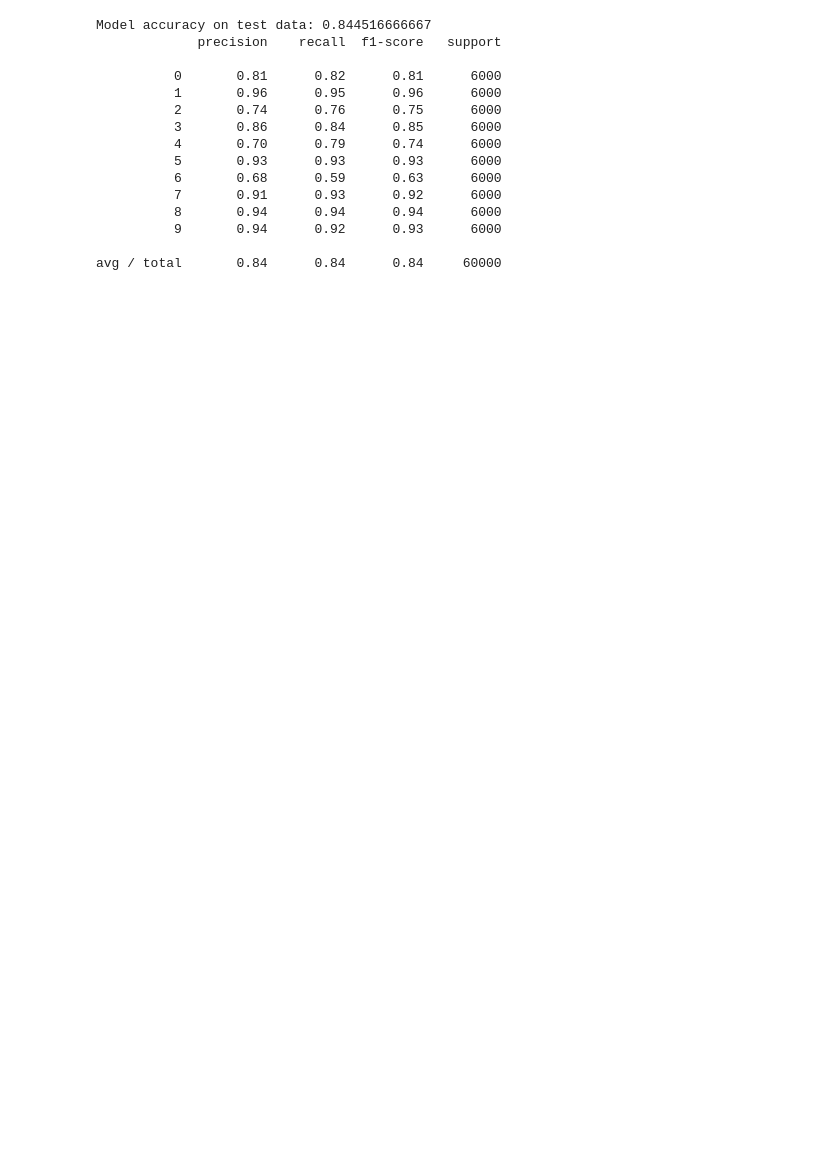
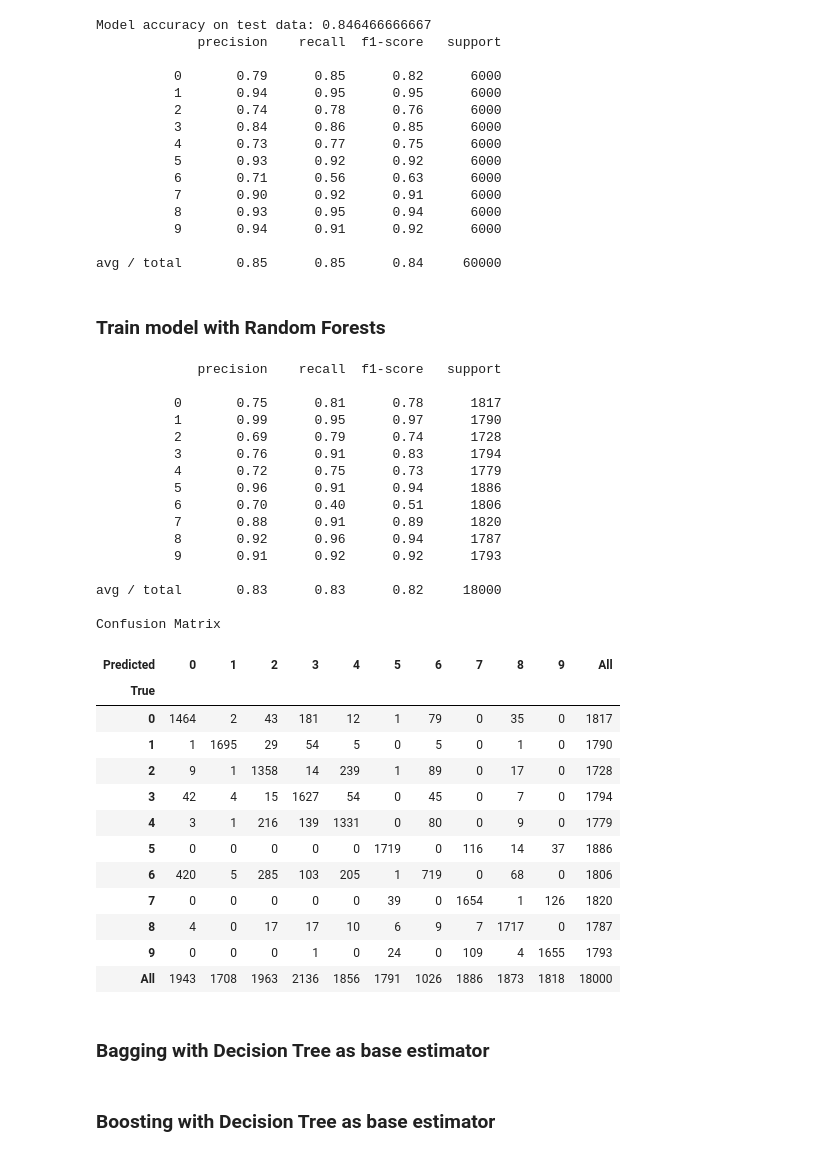
Before and after one commit to bhaveshkr/MNIST-Fashion-Classification, a Jupyter notebook: MNIST Fashion classification.ipynb, the cells around one changed output. Drawn from its saved outputs; the diff is of its cells as text; code cells hidden in the pictures; blank space fills up the shorter version.

Commit message:
Implemented ensemble of Random Forest, Bagging & Boosting classifier

```diff
--- a/MNIST Fashion classification.ipynb
+++ b/MNIST Fashion classification.ipynb
@@ -10,10 +15,10 @@ from sklearn import metrics
 # %%
 data_frame = pd.read_csv("fashion-mnist_train.csv")
 data_matrix = data_frame.as_matrix()
-x_train = data_matrix[:,1:]
+X_train = data_matrix[:,1:]
 y_train = data_matrix[:,0]
 #class_names = set(y_train)
-X_train, X_valid, y_train, y_valid = train_test_split(x_train, y_train, test_size=0.3)
+X_train, X_valid, y_train, y_valid = train_test_split(X_train, y_train, test_size=0.3)
 decision_tree = tree.DecisionTreeClassifier(criterion="entropy")
 decision_tree.fit(X_train, y_train)
 class_names = decision_tree.classes_
@@ -141,18 +148,61 @@ accuracy = metrics.accuracy_score(y_test, y_pred_test)
 print("Model accuracy on test data: " +  str(accuracy))
 print(metrics.classification_report(y_test, y_pred_test))
 # %% [output]
-Model accuracy on test data: 0.844516666667
+Model accuracy on test data: 0.846466666667
              precision    recall  f1-score   support
 
-          0       0.81      0.82      0.81      6000
-          1       0.96      0.95      0.96      6000
-          2       0.74      0.76      0.75      6000
-          3       0.86      0.84      0.85      6000
-          4       0.70      0.79      0.74      6000
-          5       0.93      0.93      0.93      6000
-          6       0.68      0.59      0.63      6000
-          7       0.91      0.93      0.92      6000
-          8       0.94      0.94      0.94      6000
-          9       0.94      0.92      0.93      6000
+          0       0.79      0.85      0.82      6000
+          1       0.94      0.95      0.95      6000
+          2       0.74      0.78      0.76      6000
+          3       0.84      0.86      0.85      6000
+          4       0.73      0.77      0.75      6000
+          5       0.93      0.92      0.92      6000
+          6       0.71      0.56      0.63      6000
+          7       0.90      0.92      0.91      6000
+          8       0.93      0.95      0.94      6000
+          9       0.94      0.91      0.92      6000
 
-avg / total       0.84      0.84      0.84     60000
+avg / total       0.85      0.85      0.84     60000
+# %% [markdown]
+### Train model with Random Forests
+# %%
+rf_model = ensemble.RandomForestClassifier(n_estimators=300, \
+                                           max_features = 3,\
+                                           min_samples_split=200)
+rf_model.fit(X_train,y_train)
+
+y_pred = rf_model.predict(X_valid)
+print(metrics.classification_report(y_valid, y_pred))
+
+print("Confusion Matrix")
+pd.crosstab(y_valid, y_pred, rownames=['True'], colnames=['Predicted'], margins=True)
+# %% [output]
+             precision    recall  f1-score   support
+
+          0       0.75      0.81      0.78      1817
+          1       0.99      0.95      0.97      1790
+          2       0.69      0.79      0.74      1728
+          3       0.76      0.91      0.83      1794
+          4       0.72      0.75      0.73      1779
+          5       0.96      0.91      0.94      1886
+          6       0.70      0.40      0.51      1806
+          7       0.88      0.91      0.89      1820
+          8       0.92      0.96      0.94      1787
+          9       0.91      0.92      0.92      1793
+
+avg / total       0.83      0.83      0.82     18000
+
+Confusion Matrix
+| Predicted | 0 | 1 | 2 | 3 | 4 | 5 | 6 | 7 | 8 | 9 | All |
+| True |  |  |  |  |  |  |  |  |  |  |  |
+| 0 | 1464 | 2 | 43 | 181 | 12 | 1 | 79 | 0 | 35 | 0 | 1817 |
+| 1 | 1 | 1695 | 29 | 54 | 5 | 0 | 5 | 0 | 1 | 0 | 1790 |
+| 2 | 9 | 1 | 1358 | 14 | 239 | 1 | 89 | 0 | 17 | 0 | 1728 |
+| 3 | 42 | 4 | 15 | 1627 | 54 | 0 | 45 | 0 | 7 | 0 | 1794 |
+| 4 | 3 | 1 | 216 | 139 | 1331 | 0 | 80 | 0 | 9 | 0 | 1779 |
+| 5 | 0 | 0 | 0 | 0 | 0 | 1719 | 0 | 116 | 14 | 37 | 1886 |
+| 6 | 420 | 5 | 285 | 103 | 205 | 1 | 719 | 0 | 68 | 0 | 1806 |
+| 7 | 0 | 0 | 0 | 0 | 0 | 39 | 0 | 1654 | 1 | 126 | 1820 |
+| 8 | 4 | 0 | 17 | 17 | 10 | 6 | 9 | 7 | 1717 | 0 | 1787 |
+| 9 | 0 | 0 | 0 | 1 | 0 | 24 | 0 | 109 | 4 | 1655 | 1793 |
+| All | 1943 | 1708 | 1963 | 2136 | 1856 | 1791 | 1026 | 1886 | 1873 | 1818 | 18000 |
@@ -158,0 +228,2 @@ avg / total       0.84      0.84      0.84     60000
+# %% [markdown]
+### Bagging with Decision Tree as base estimator
@@ -158,0 +264,2 @@ avg / total       0.84      0.84      0.84     60000
+# %% [markdown]
+### Boosting with Decision Tree as base estimator
```
Also changed, not shown: parts of 12 cells of this notebook.
